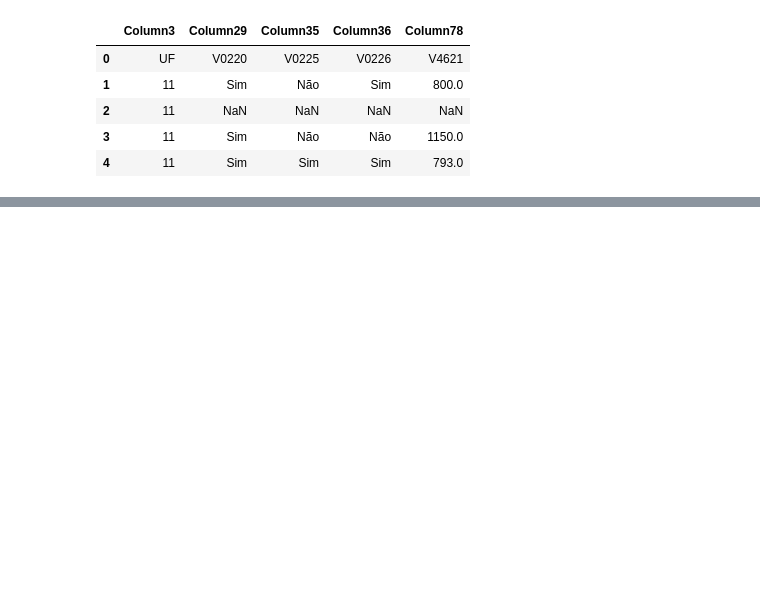
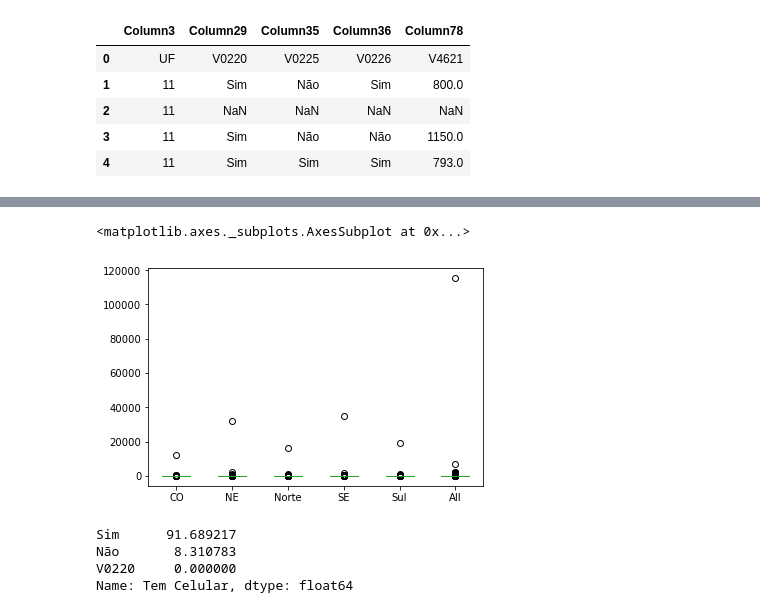
Before and after one commit to GiuPassarelli/Ci-ncia-dos-Dados, a Jupyter notebook: CieDosDados- Projeto1.ipynb, the cells around one changed output, grey strips where cells are left out. Saved outputs shown, nothing was run; the diff lists cells and outputs as text; code cells hidden in the pictures; blank space fills up the shorter version.

```diff
--- a/CieDosDados- Projeto1.ipynb
+++ b/CieDosDados- Projeto1.ipynb
@@ -69,0 +89,2 @@ dados4
+# %%
+dados4.Regiao = dados4.Regiao.astype('category')
@@ -69,0 +97,6 @@ dados4
+# %%
+dados4 = dados4.iloc[:117601,:]
+# %%
+dados5 = dados4[dados4['RM domiciliar per capita']!='999999999999.0']
+# %%
+tabela1 = (pd.crosstab(dados5['RM domiciliar per capita'],dados5['Regiao'],margins=True,rownames=['RM'],colnames=['Regiao']).round(decimals=0))
@@ -69,0 +113,12 @@ dados4
+# %%
+tabela1.plot(kind='box')
+# %% [output]
+<matplotlib.axes._subplots.AxesSubplot at 0x...>
+[figure, added]
+# %%
+dados5['Tem Celular'].value_counts(True) * 100
+# %% [output]
+Sim      91.689217
+Não       8.310783
+V0220     0.000000
+Name: Tem Celular, dtype: float64
```
Also changed, not shown: parts of 17 cells of this notebook.
